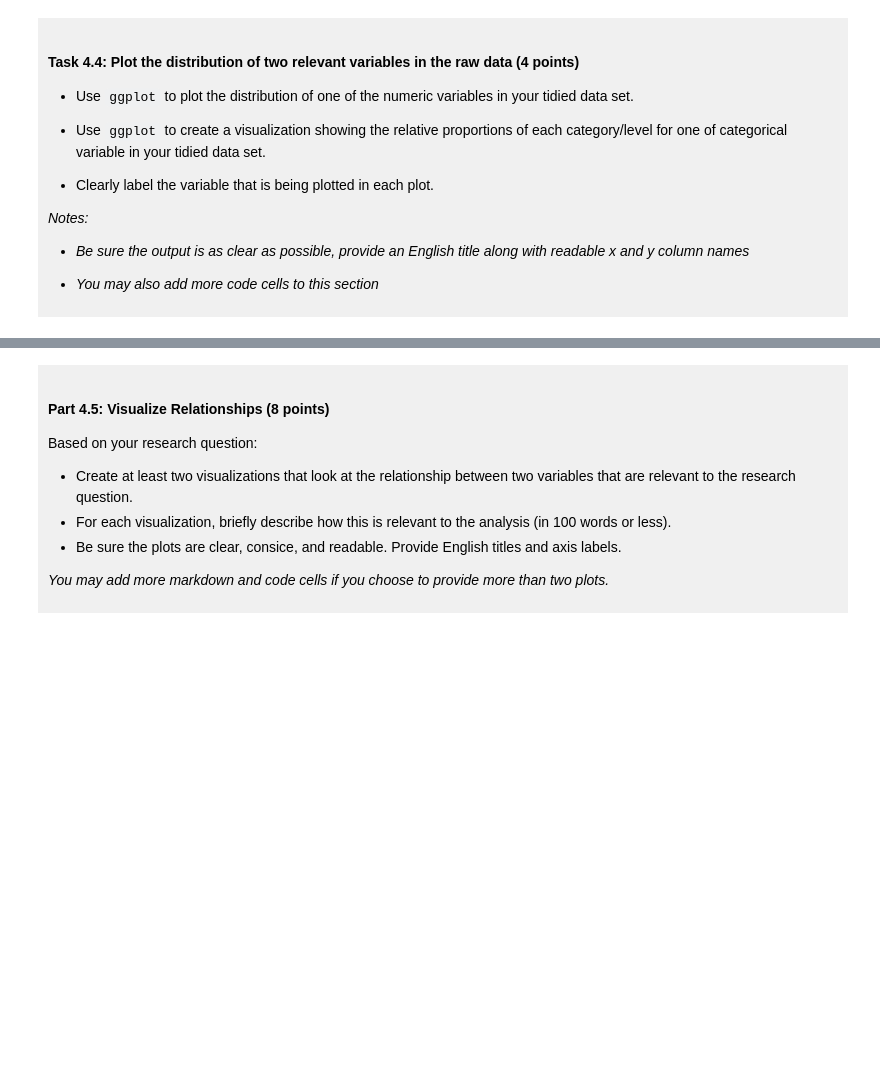
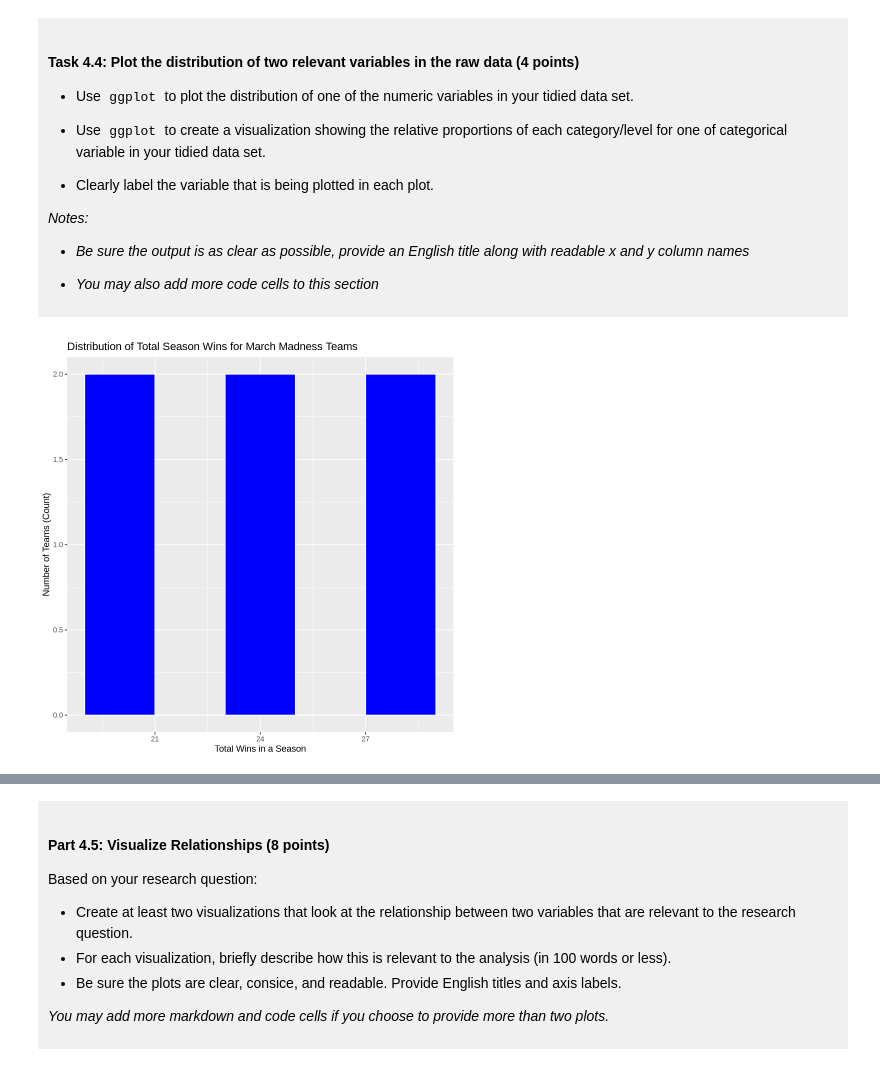
Before and after one commit to isabelleada/dsci-100-project-isabelle-nwokocha, a Jupyter notebook: dsci-100-project-notebook.ipynb, the cells around one changed output, grey strips where cells are left out. Drawn from its saved outputs; the diff is of its cells as text; code cells hidden in the pictures; blank space fills up the shorter version.

```diff
--- a/dsci-100-project-notebook.ipynb
+++ b/dsci-100-project-notebook.ipynb
@@ -189,4 +228,10 @@ Produce a tidy data set that could be used to answer your research question usin
 
 </div>
 # %%
-### EDIT THIS CODE CELL ###
+options(repr.matrix.max.rows = 6)
+
+tidy_womens_march_madness <- womens_march_madness |>
+                             select(year, school, seed, total_wins, total_wins_pct, tourney_finish) |> #selecting the important columns
+                             filter(!is.na(seed), !is.na(total_wins), !is.na(tourney_finish)) |> #to remove rows with NA's
+                             head(6) #to get the first 6 rows
+tidy_womens_march_madness
@@ -257,5 +350,12 @@ You will refine your research question (if needed) and produce a tidy data set.
 
 </div>
 # %%
-### EDIT THIS CODE CELL FOR PLOT 1 ###
+tidy_womens_march_madness |>
+        ggplot(aes(x = total_wins)) +
+        geom_histogram(binwidth = 2, fill = "blue", color = "white") +
+        labs(title = "Distribution of Total Season Wins for March Madness Teams",
+             x = "Total Wins in a Season",
+             y = "Number of Teams (Count)")
+# %% [output]
+[figure, added]
 # %%
```
Also changed, not shown: parts of 13 cells of this notebook.
